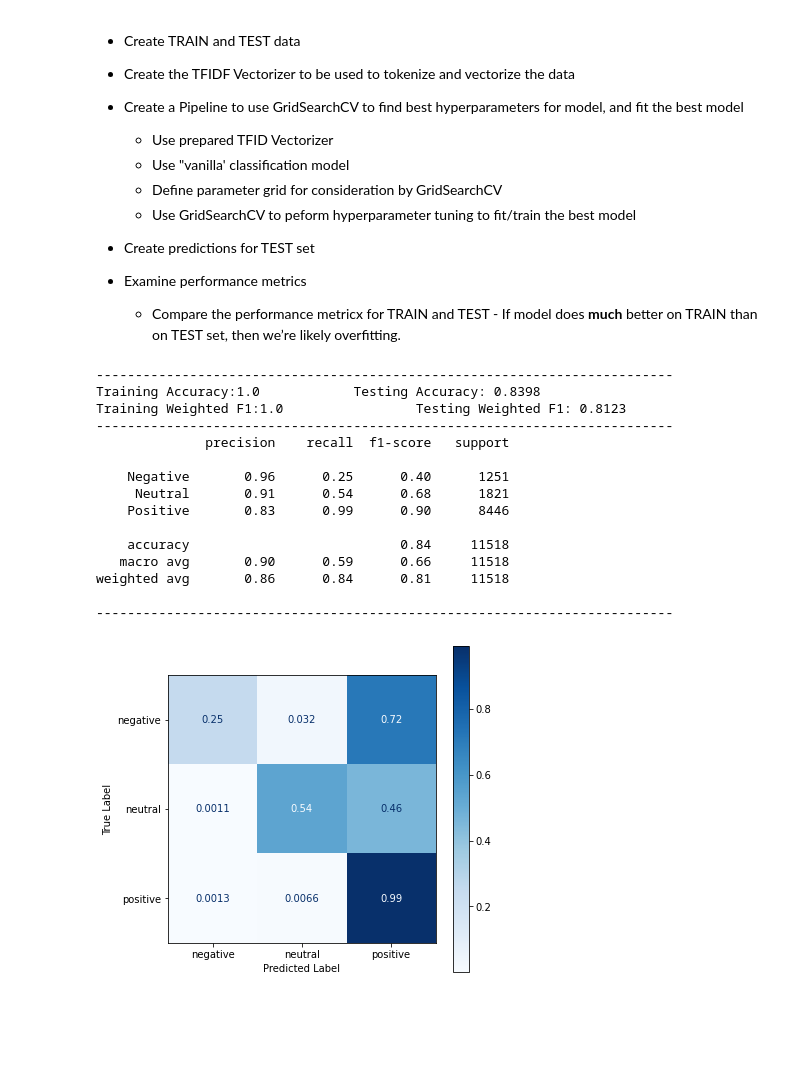
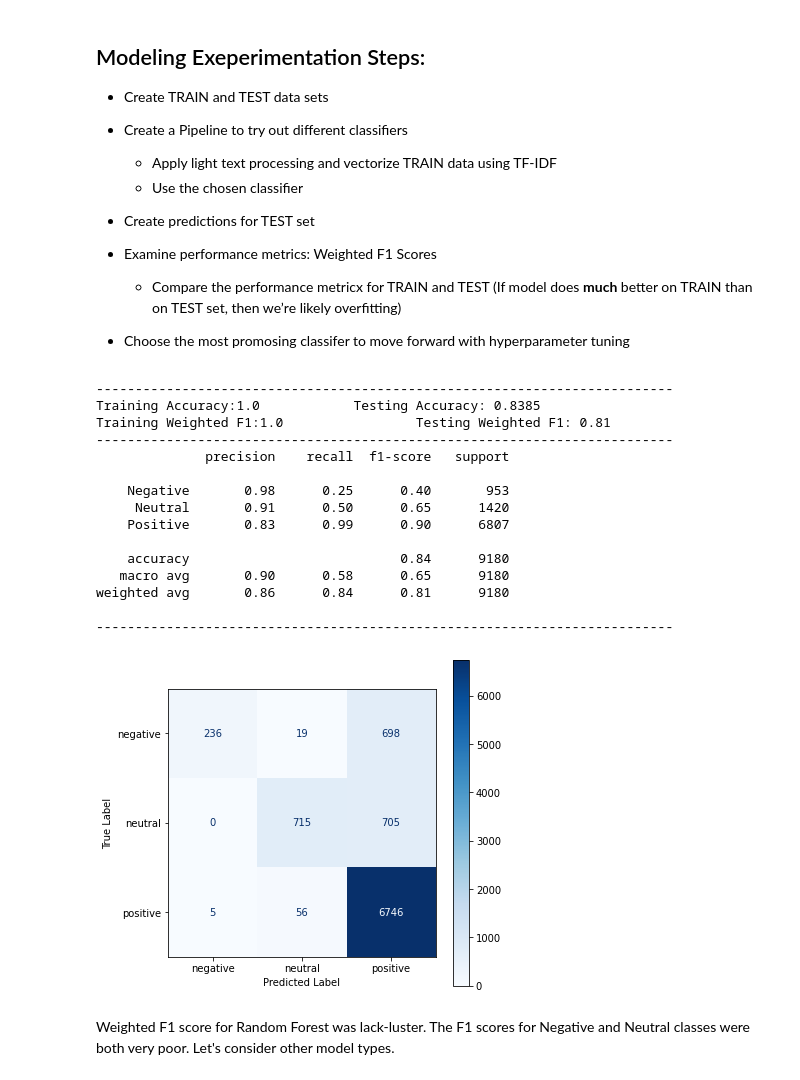
Before and after one commit to lspope/capstone, a Jupyter notebook: code/model_playground.ipynb, the cells around one changed output. Cells and saved outputs as stored; diff of their text form; code cells hidden in the pictures; blank space fills up the shorter version.

Commit message:
model and eda updates

```diff
--- a/code/model_playground.ipynb
+++ b/code/model_playground.ipynb
@@ -66,0 +65,4 @@ memory usage: 4.1+ MB
+# %%
+tweets_df = pd.read_csv('../data/vetted_usa_tweets.csv')
+tweets_df.info()
+tweets_df.shape
@@ -67,13 +88,13 @@ memory usage: 4.1+ MB
 # %%
-tweet_tokenizer = TweetTokenizer(preserve_case=True, strip_handles=True, reduce_len=True)
-lemmatizer = WordNetLemmatizer()
+playground_tweet_tokenizer = TweetTokenizer(preserve_case=True, strip_handles=True, reduce_len=True)
+playground_lemmatizer = WordNetLemmatizer()
 
-def tokenize_lemmatize_tweet(tweet):
+def playground_tokenize_lemmatize_tweet(tweet):
     '''
     Tokenize then Lemmatize the given tweet
     '''
-    tokens = tweet_tokenizer.tokenize(tweet)
-    lemmatized_tokens = [lemmatizer.lemmatize(token) for token in tokens]
+    tokens = playground_tweet_tokenizer.tokenize(tweet)
+    lemmatized_tokens = [playground_lemmatizer.lemmatize(token) for token in tokens]
     return lemmatized_tokens
 
 def calc_and_display_performance_metric(classifer, Xtest, ytest, Xtrain, ytrain, classifier_predictions, class_label_names):
@@ -101,7 +122,7 @@ def show_peformance_metrics(y_train, y_train_pred, X_test, y_test, y_pred, names
     print(classification_report(y_test, y_pred, target_names=names))
     print('--------------------------------------------------------------------------')
 
-def plot_pretty_cf(predictor, Xtest, ytest, cmap='Blues', normalize='true', title=None):
+def plot_pretty_cf(predictor, Xtest, ytest, cmap='Blues', normalize=None, title=None):
     ''' Plot a pretty confusion matrix '''
     fig, ax = plt.subplots(figsize=(6, 6))
     plot_confusion_matrix(predictor, Xtest, ytest, cmap=cmap, normalize=normalize, ax=ax)
@@ -132,66 +153,66 @@ negative     4069
 Name: sentiment, dtype: int64
 # %% [markdown]
-* Create TRAIN and TEST data
+## Modeling Exeperimentation Steps:
 
-* Create the TFIDF Vectorizer to be used to tokenize and vectorize the data
+* Create TRAIN and TEST data sets
 
-* Create a Pipeline to use GridSearchCV to find best hyperparameters for model, and fit the best model
-    * Use prepared TFID Vectorizer
-    * Use "vanilla' classification model
-    * Define parameter grid for consideration by GridSearchCV
-    * Use GridSearchCV to peform hyperparameter tuning to fit/train the best model
+* Create a Pipeline to try out different classifiers
+    * Apply light text processing and vectorize TRAIN data using TF-IDF
+    * Use the chosen classifier
 
 * Create predictions for TEST set
 
-* Examine performance metrics
-    * Compare the performance metricx for TRAIN and TEST - If model does __much__ better on TRAIN than on TEST set, then we’re likely overfitting.
+* Examine performance metrics: Weighted F1 Scores
+    * Compare the performance metricx for TRAIN and TEST  (If model does __much__ better on TRAIN than on TEST set, then we’re likely overfitting)
+
+* Choose the most promosing classifer to move forward with hyperparameter tuning
 # %%
 # Get TRAIN and TEST data and target and prep for processing steps
 
 three_label_names = ['Negative', 'Neutral', 'Positive']
-X = tweets_df['content']
-y = tweets_df['sentiment']
-X_train, X_test, y_train, y_test = train_test_split(X, y, test_size=0.3, random_state=42)
+playground_X = tweets_df['content']
+playground_y = tweets_df['sentiment']
+playground_X_train, playground_X_test, playground_y_train, playground_y_test = train_test_split(playground_X, playground_y, test_size=0.3, random_state=42)
 # %%
 # Text Processing - Vectorize the Tweets using - TF-IDF
 # Use TF_IDF to focus on words that appear heavily in tweets from a given class, but rarely appear in tweets from other class/classes.
 # Use custom function as tokenzier - uses TweetTokenier and NLTK Wordnet Lemmatizier on the resulting tokens
 # Use english stopwords. Not removing/stripping punctuation as it may be useful for sentiment classifification
 
-vectorizer = TfidfVectorizer(tokenizer=tokenize_lemmatize_tweet,
+playground_vectorizer = TfidfVectorizer(tokenizer=playground_tokenize_lemmatize_tweet,
                              stop_words=stopwords.words('english'),
                              decode_error='ignore')
 # %%
 #  RandomForest
-rf_clf = Pipeline([('tfidf', vectorizer),
+rf_clf = Pipeline([('tfidf', playground_vectorizer),
                     ('clf', RandomForestClassifier(n_estimators=200, random_state=42, class_weight='balanced'))
                     ])
 
-rf_clf.fit(X_train, y_train)
+rf_clf.fit(playground_X_train, playground_y_train)
 
-predictions = rf_clf.predict(X_test)
+rf_predictions = rf_clf.predict(playground_X_test)
 
 calc_and_display_performance_metric(classifer=rf_clf,
-                                    Xtest=X_test,
-                                    ytest=y_test,
-                                    Xtrain=X_train,
-                                    ytrain=y_train,
-                                    classifier_predictions=predictions,
+                                    Xtest=playground_X_test,
+                                    ytest=playground_y_test,
+                                    Xtrain=playground_X_train,
+                                    ytrain=playground_y_train,
+                                    classifier_predictions=rf_predictions,
                                     class_label_names=three_label_names)
 # %% [output]
 --------------------------------------------------------------------------
-Training Accuracy:1.0            Testing Accuracy: 0.8398
-Training Weighted F1:1.0                 Testing Weighted F1: 0.8123
+Training Accuracy:1.0            Testing Accuracy: 0.8385
+Training Weighted F1:1.0                 Testing Weighted F1: 0.81
 --------------------------------------------------------------------------
               precision    recall  f1-score   support
 
-    Negative       0.96      0.25      0.40      1251
-     Neutral       0.91      0.54      0.68      1821
-    Positive       0.83      0.99      0.90      8446
+    Negative       0.98      0.25      0.40       953
+     Neutral       0.91      0.50      0.65      1420
+    Positive       0.83      0.99      0.90      6807
 
-    accuracy                           0.84     11518
-   macro avg       0.90      0.59      0.66     11518
-weighted avg       0.86      0.84      0.81     11518
+    accuracy                           0.84      9180
+   macro avg       0.90      0.58      0.65      9180
+weighted avg       0.86      0.84      0.81      9180
 
 --------------------------------------------------------------------------
-[figure, old version]
+[figure, new version]
@@ -200,3 +219,5 @@ weighted avg       0.86      0.84      0.81     11518
+# %% [markdown]
+Weighted F1 score for Random Forest was lack-luster. The F1 scores for Negative and Neutral classes were both very poor. Let's consider other model types.
 # %%
 # SGDClassifier: Linear classifiers (SVM, logistic regression, etc.) with SGD training.
 # The model it fits can be controlled with the loss parameter; by default, it fits a linear support vector machine (SVM).
```
Also changed, not shown: parts of 16 cells of this notebook, 5 other files.
